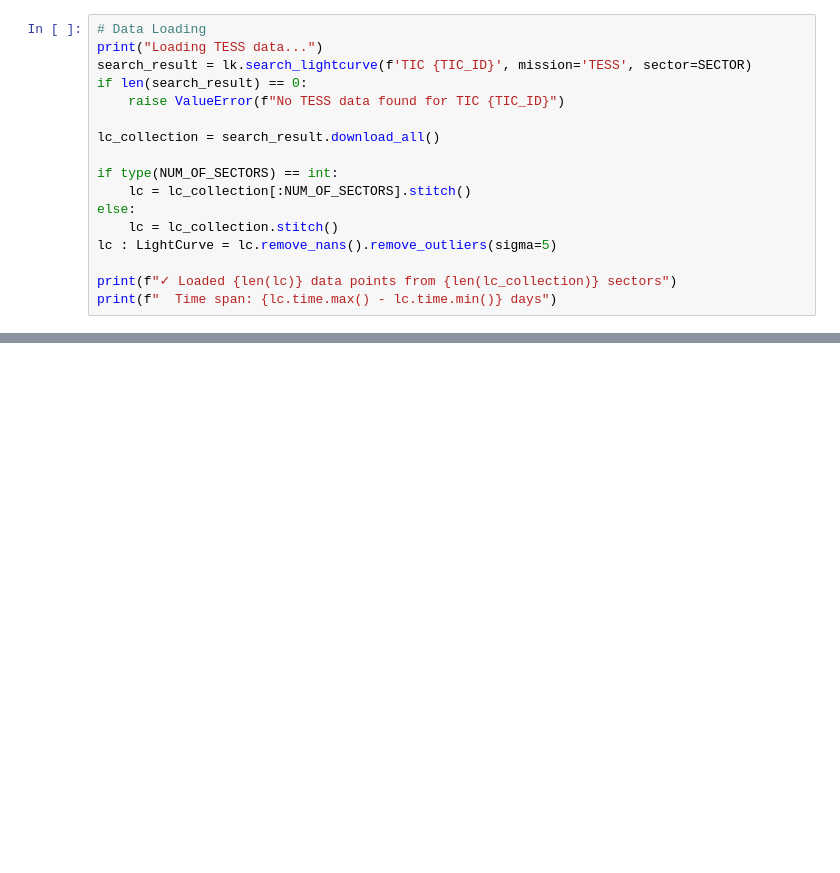
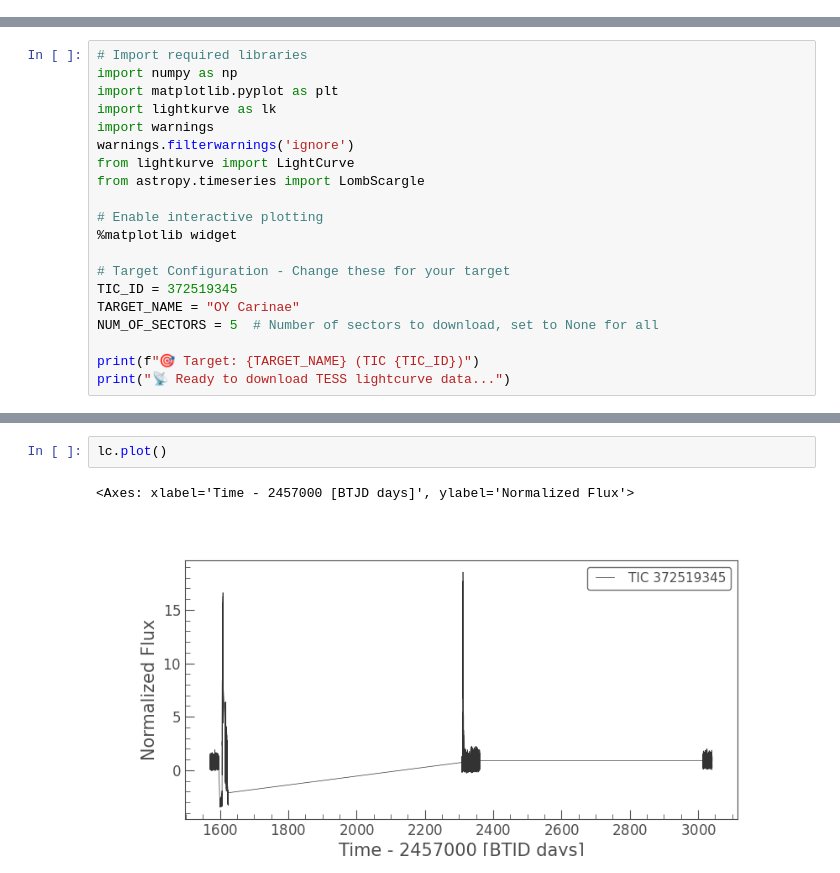
Before and after one commit to katerickels/CV-Analyzer, a Jupyter notebook: Refactored/OC_Analyser_v5.ipynb, the cells around one changed output, grey strips where cells are left out. Saved outputs shown, nothing was run; the diff lists cells and outputs as text; blank space fills up the shorter version.

Commit message:
none

```diff
--- a/Refactored/OC_Analyser_v5.ipynb
+++ b/Refactored/OC_Analyser_v5.ipynb
@@ -53,17 +0,0 @@ Configure the analysis parameters for your target. Modify the values below accor
-# %%
-# Data Loading
-print("Loading TESS data...")
-search_result = lk.search_lightcurve(f'TIC {TIC_ID}', mission='TESS', sector=SECTOR)
-if len(search_result) == 0:
-    raise ValueError(f"No TESS data found for TIC {TIC_ID}")
-
-lc_collection = search_result.download_all()
-
-if type(NUM_OF_SECTORS) == int:
-    lc = lc_collection[:NUM_OF_SECTORS].stitch()
-else:
-    lc = lc_collection.stitch()
-lc : LightCurve = lc.remove_nans().remove_outliers(sigma=5)
-
-print(f"✓ Loaded {len(lc)} data points from {len(lc_collection)} sectors")
-print(f"  Time span: {lc.time.max() - lc.time.min()} days")
@@ -1313,0 +13,20 @@ print(f"✓ Analysis complete!")
+# %%
+# Import required libraries
+import numpy as np
+import matplotlib.pyplot as plt
+import lightkurve as lk
+import warnings
+warnings.filterwarnings('ignore')
+from lightkurve import LightCurve
+from astropy.timeseries import LombScargle
+
+# Enable interactive plotting
+%matplotlib widget
+
+# Target Configuration - Change these for your target
+TIC_ID = 372519345
+TARGET_NAME = "OY Carinae"
+NUM_OF_SECTORS = 5  # Number of sectors to download, set to None for all
+
+print(f"🎯 Target: {TARGET_NAME} (TIC {TIC_ID})")
+print("📡 Ready to download TESS lightcurve data...")
@@ -1313,0 +92,5 @@ print(f"✓ Analysis complete!")
+# %%
+lc.plot()
+# %% [output]
+<Axes: xlabel='Time - 2457000 [BTJD days]', ylabel='Normalized Flux'>
+[figure, added]
```
Also changed, not shown: parts of 47 cells of this notebook.
